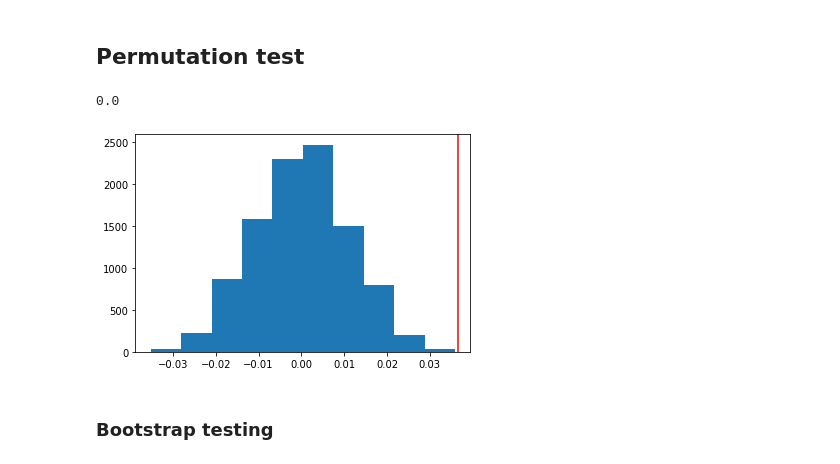
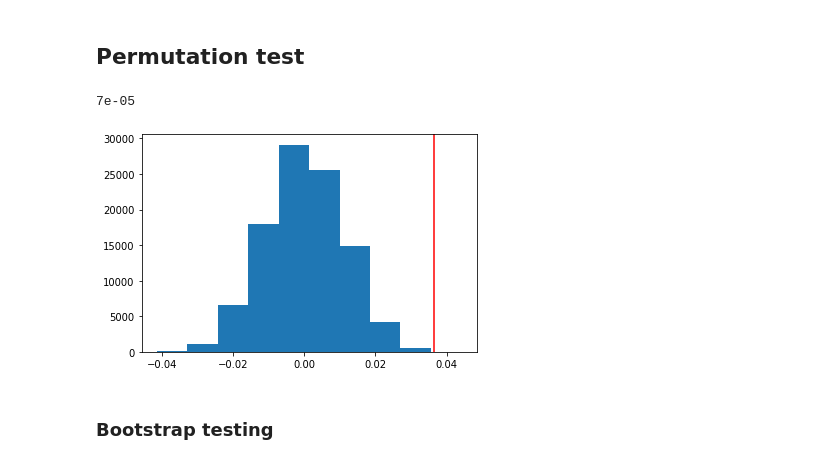
Before and after one commit to finiteautomata/contextualized-hatespeech-classification, a Jupyter notebook: notebooks/Where context helps.ipynb, the cells around one changed output. Saved outputs shown, nothing was run; the diff lists cells and outputs as text; code cells hidden in the pictures.

```diff
--- a/notebooks/Where context helps.ipynb
+++ b/notebooks/Where context helps.ipynb
@@ -223,27 +261,27 @@ MannwhitneyuResult(statistic=217.0, pvalue=7.853756519104933e-06)
 # %%
 import matplotlib.pyplot as plt
 
 sub_df = cat_df[cat_df["category"] == "LGBTI"]
 context = sub_df[sub_df["context"] == "title"]["recall"]
 no_context = sub_df[sub_df["context"] == "none"]["recall"]
 
 mu_c = context.mean()
 mu_n = no_context.mean()
 
 perm = np.hstack([context, no_context])
-N = 10_000
+N = 100_000
 half = perm.shape[0] // 2
 
 dist = []
 for i in range(N):
     np.random.shuffle(perm)
     a = perm[:half].mean()
     b = perm[half:].mean()
     dist.append(a - b)
 
 plt.hist(dist)
 plt.axvline(mu_c - mu_n, color="red")
 len([x for x in dist if x > (mu_c - mu_n)]) / len(dist)
 # %% [output]
-0.0
+7e-05
-[figure, old version]
+[figure, new version]
```
Also changed, not shown: parts of 8 cells of this notebook, 1 other file.
